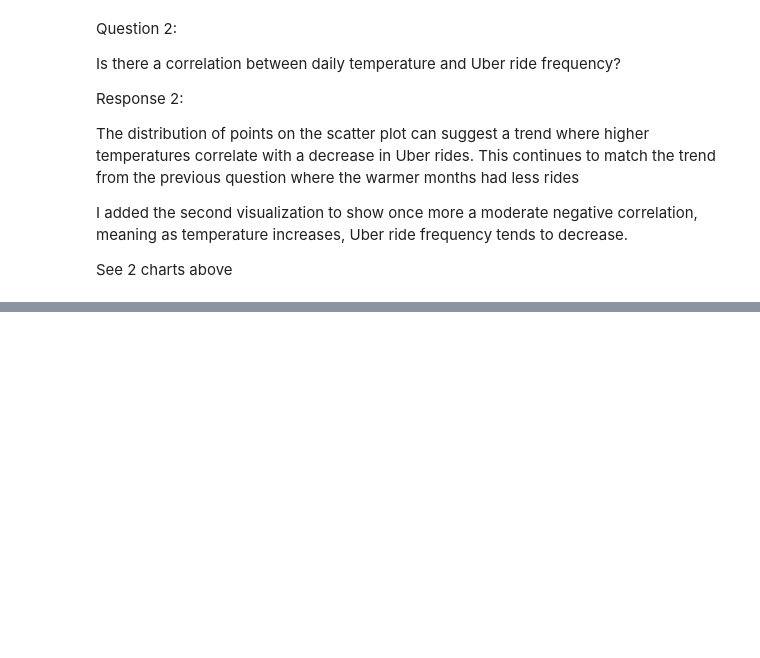
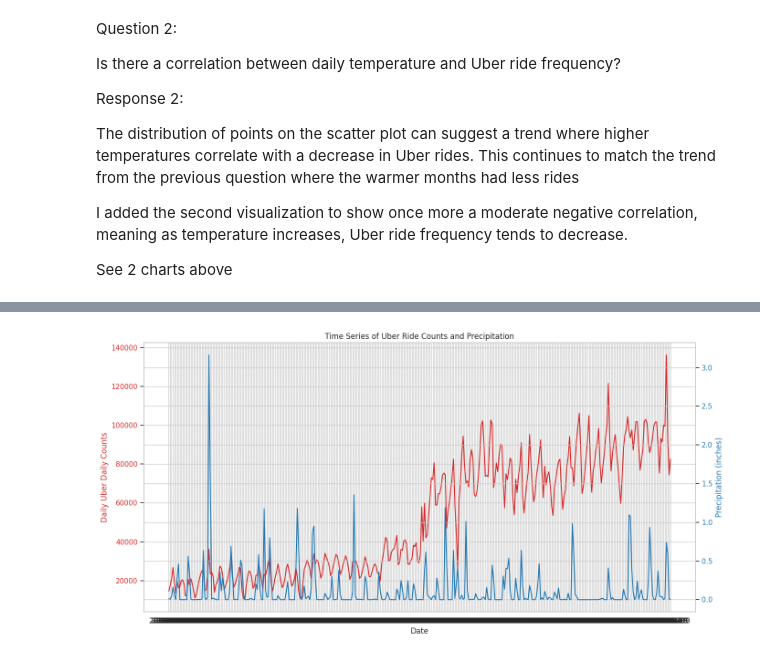
Before and after one commit to nikiconluxury/project-1-module-9, a Jupyter notebook: submit_project_1_m_9.ipynb, the cells around one changed output, grey strips where cells are left out. Drawn from its saved outputs; the diff is of its cells as text; code cells hidden in the pictures; blank space fills up the shorter version.

```diff
--- a/submit_project_1_m_9.ipynb
+++ b/submit_project_1_m_9.ipynb
@@ -850,0 +941,21 @@ See 2 charts above
+# %%
+fig, ax1 = plt.subplots(figsize=(14, 7))
+
+
+ax1.plot(daily_data['datetime'], daily_data['ride_count'], color='tab:red', label='Uber Ride Counts')
+ax1.set_xlabel('Date')
+ax1.set_ylabel('Daily Uber Daily Counts', color='tab:red')
+ax1.tick_params(axis='y', labelcolor='tab:red')
+
+
+ax2 = ax1.twinx()
+ax2.plot(daily_data['datetime'], daily_data['PRCP'], color='tab:blue', label='Precipitation')
+ax2.set_ylabel('Precipitation (inches)', color='tab:blue')
+ax2.tick_params(axis='y', labelcolor='tab:blue')
+
+
+plt.title('Time Series of Uber Ride Counts and Precipitation')
+fig.tight_layout()
+plt.show()
+# %% [output]
+[figure, added]
```
Also changed, not shown: parts of 27 cells of this notebook.
